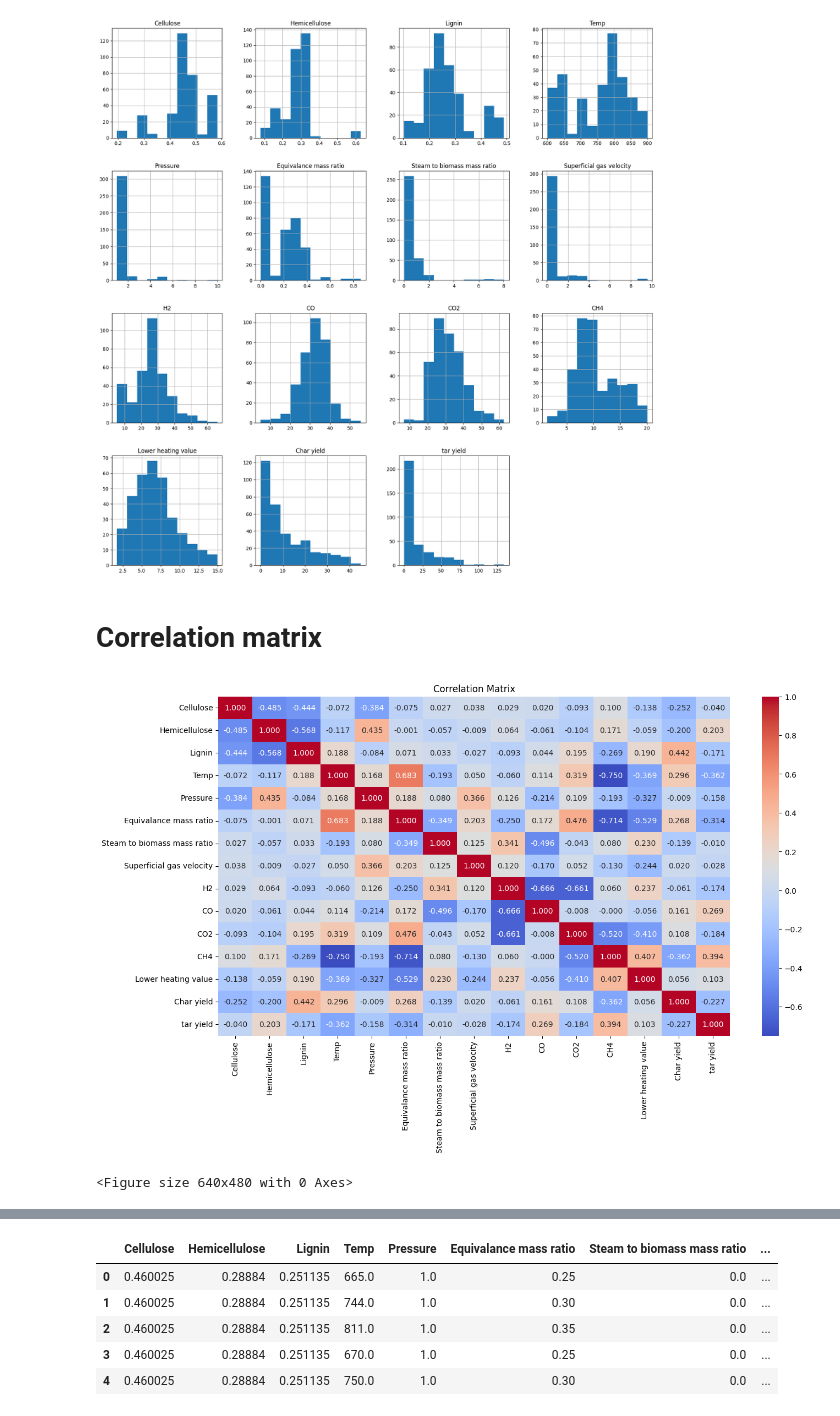
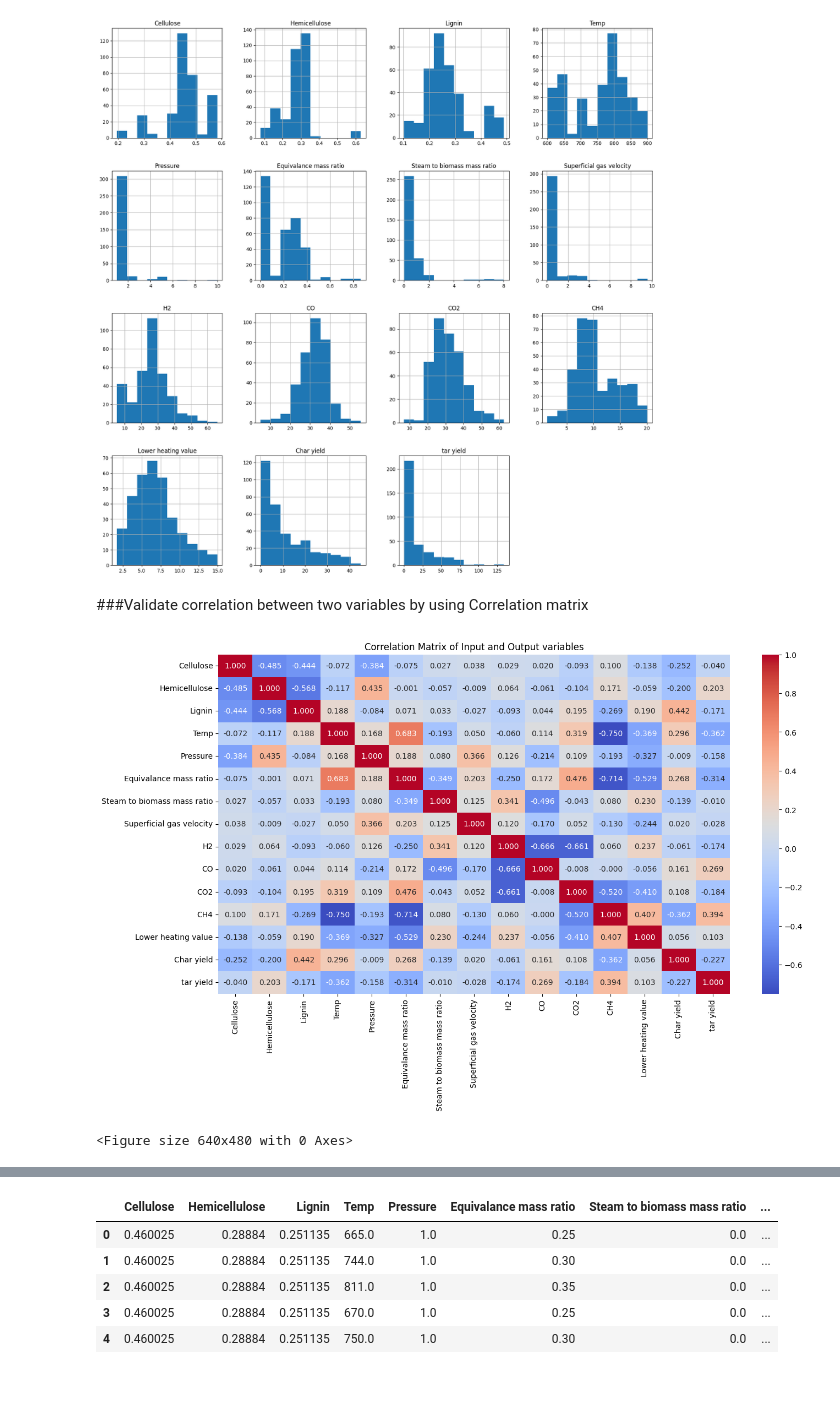
Before and after one commit to phrugsa-limbunlom/mimo-regressor, a Jupyter notebook: CE880_Case_Study.ipynb, the cells around one changed output, grey strips where cells are left out. Cells and saved outputs as stored; diff of their text form; code cells hidden in the pictures; blank space fills up the shorter version.

```diff
--- a/CE880_Case_Study.ipynb
+++ b/CE880_Case_Study.ipynb
@@ -187,16 +191,15 @@ array([[<Axes: title={'center': 'Cellulose'}>,
         <Axes: title={'center': 'tar yield'}>, <Axes: >]], dtype=object)
 [figure]
 # %% [markdown]
-# Correlation matrix
+###Validate correlation between two variables by using Correlation matrix
 # %%
 correlation_matrix = df.corr()
-# Create a heatmap
 plt.figure(figsize=(15,8))
 sns.heatmap(correlation_matrix, annot=True, cmap='coolwarm', fmt='.3f')
-plt.title('Correlation Matrix')
+plt.title('Correlation Matrix of Input and Output variables')
 plt.show()
 plt.savefig("heatmap.png")
 # %% [output]
-[figure, old version]
+[figure, new version]
 <Figure size 640x480 with 0 Axes>
 # %% [markdown]
```
Also changed, not shown: parts of 20 cells of this notebook.
